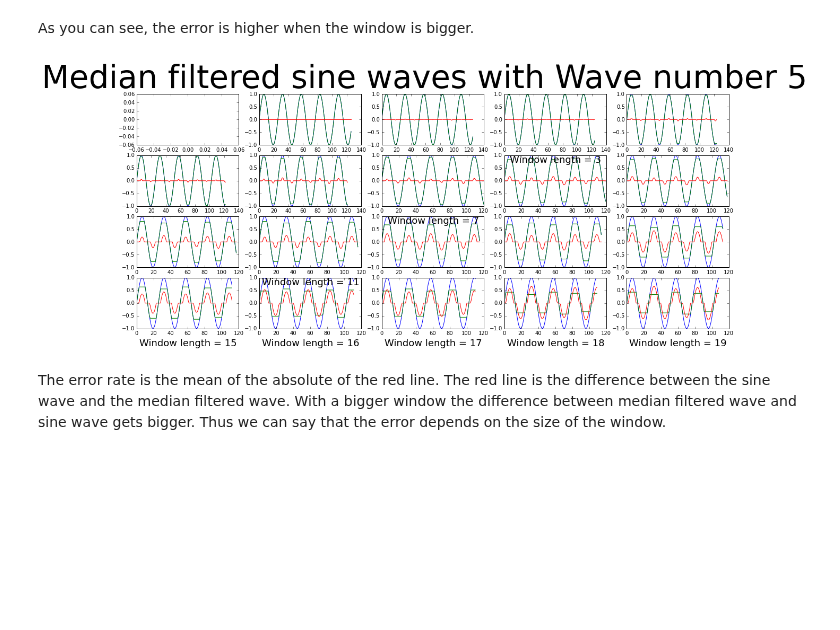
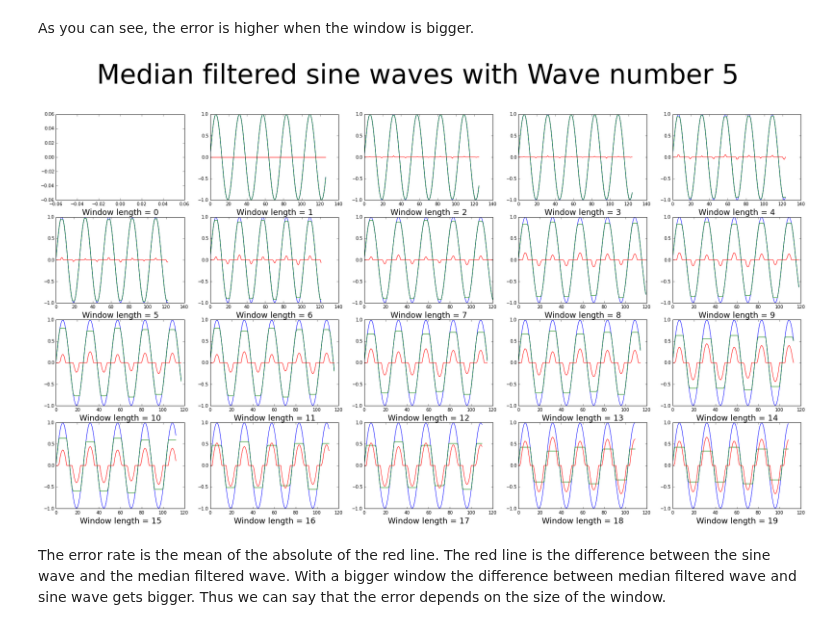
Before and after one commit to ktakagaki/kt-2015-DSPHandsOn, a Jupyter notebook: MedianFilter/Python/04. Summaries/Summary of the error rate of the median with different window lengths.ipynb, the cells around one changed output. Saved outputs shown, nothing was run; the diff lists cells and outputs as text; code cells hidden in the pictures; blank space fills up the shorter version.

Commit message:
changed figsize

```diff
--- a/MedianFilter/Python/04. Summaries/Summary of the error rate of the median with different window lengths.ipynb
+++ b/MedianFilter/Python/04. Summaries/Summary of the error rate of the median with different window lengths.ipynb
@@ -37,16 +37,16 @@ for y in range (0,40,2):
 As you can see, the error is higher when the window is bigger.
 # %%
 for z in range (5,6):
-    fig = plt.figure(z, figsize=(20,10)) #creating different figures in one plot, z is the window length
+    fig = plt.figure(z, figsize=(30,20)) #creating different figures in one plot, z is the window length
     for x in range(1, 5):
         for y in range(1, 6):
             plt.subplot(5, 5, x + (y-1)*4)  #creating different subplots in one figure, with x and y the wave number is calculated
             windowLength = (x-1) + (y-1)*4
             functions.medianSinPlot( z, windowLength )
             plt.suptitle('Median filtered sine waves with Wave number ' + str(z), fontsize = 60)
             plt.xlabel(("Window length = "+str((x-1) + (y-1)*4)), fontsize=18)
 # %% [output]
-[figure, old version]
+[figure, new version]
 # %% [markdown]
 The error rate is the mean of the absolute of the red line. The red line is the difference between the sine wave and the median filtered wave. With a bigger window the difference between median filtered wave and sine wave gets bigger. Thus we can say that the error depends on the size of the window.
 # %% [markdown]
```
Also changed, not shown: parts of 3 cells of this notebook.
